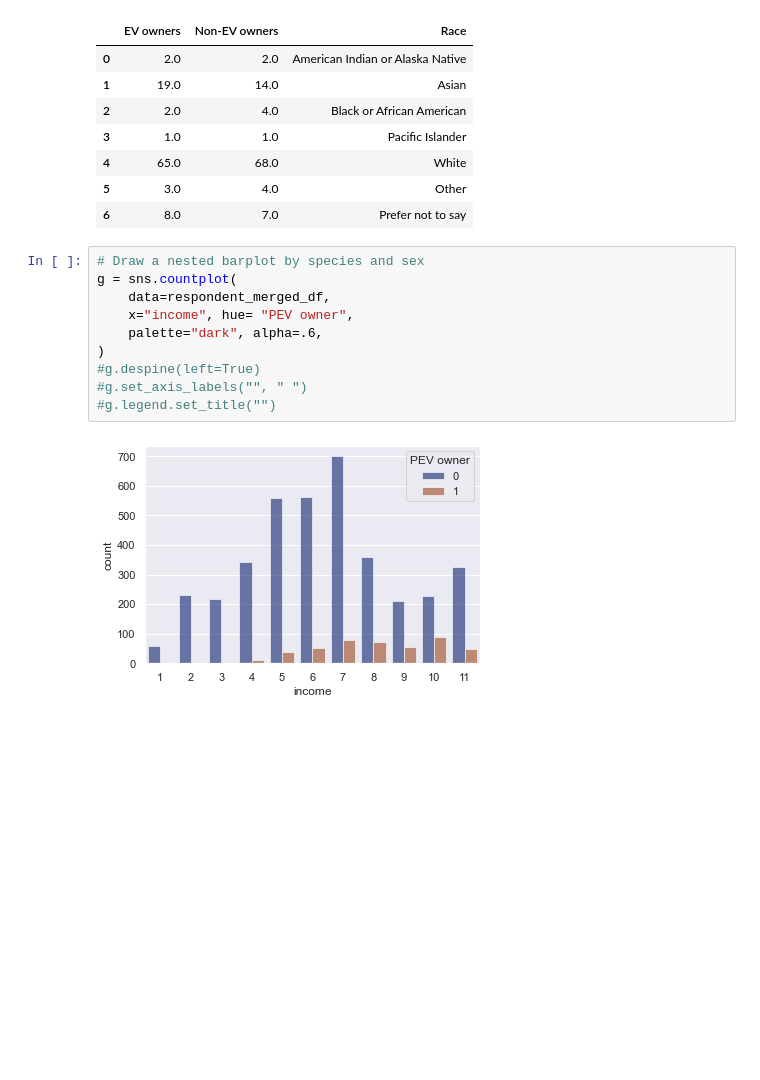
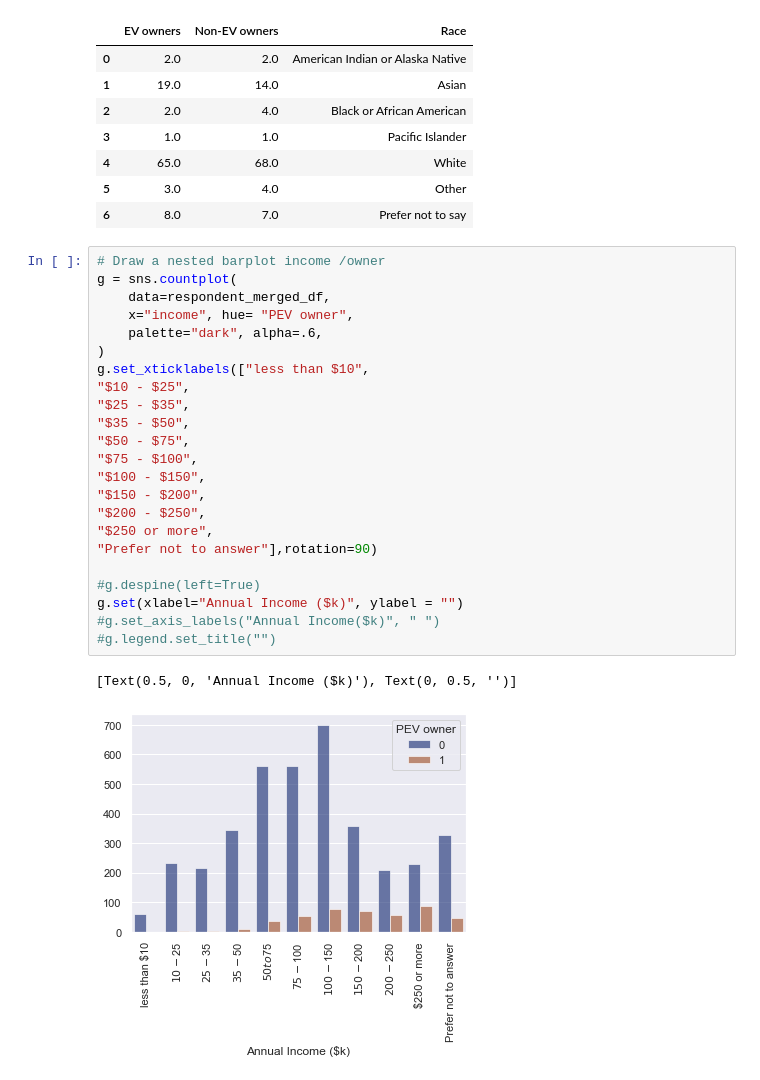
Before and after one commit to RussellShelley/Energy_Analysis, a Jupyter notebook: Visualization/python_analytics.ipynb, the cells around one changed output. Drawn from its saved outputs; the diff is of its cells as text; blank space fills up the shorter version.

Commit message:
cleaning up python visuals

```diff
--- a/Visualization/python_analytics.ipynb
+++ b/Visualization/python_analytics.ipynb
@@ -804,14 +806,28 @@ df
 | 5 | 3.0 | 4.0 | Other |
 | 6 | 8.0 | 7.0 | Prefer not to say |
 # %%
-# Draw a nested barplot by species and sex
+# Draw a nested barplot income /owner
 g = sns.countplot(
     data=respondent_merged_df,
     x="income", hue= "PEV owner",
     palette="dark", alpha=.6,
 )
+g.set_xticklabels(["less than $10",
+"$10 - $25",
+"$25 - $35",
+"$35 - $50",
+"$50 - $75",
+"$75 - $100",
+"$100 - $150",
+"$150 - $200",
+"$200 - $250",
+"$250 or more",
+"Prefer not to answer"],rotation=90)
+
 #g.despine(left=True)
-#g.set_axis_labels("", " ")
+g.set(xlabel="Annual Income ($k)", ylabel = "")
+#g.set_axis_labels("Annual Income($k)", " ")
 #g.legend.set_title("")
 # %% [output]
+[Text(0.5, 0, 'Annual Income ($k)'), Text(0, 0.5, '')]
-[figure, old version]
+[figure, new version]
```
Also changed, not shown: parts of 12 cells of this notebook, 1 other file.
